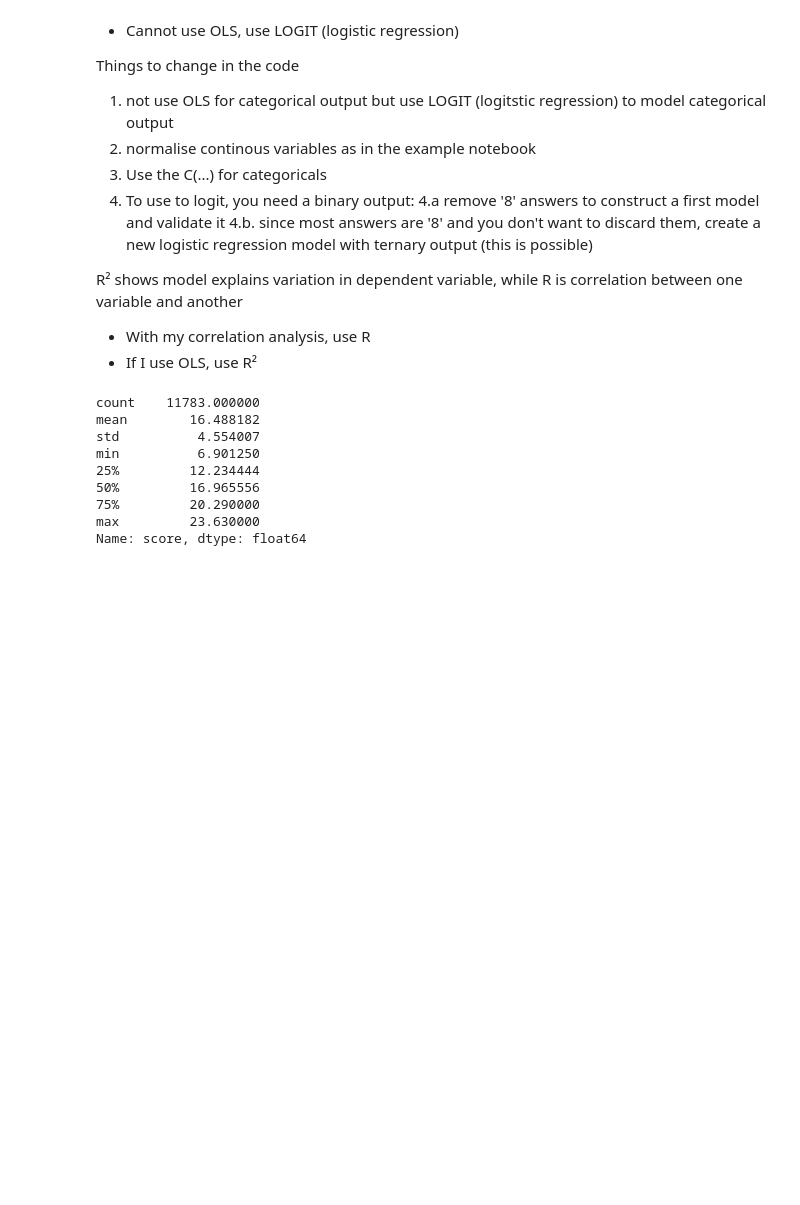
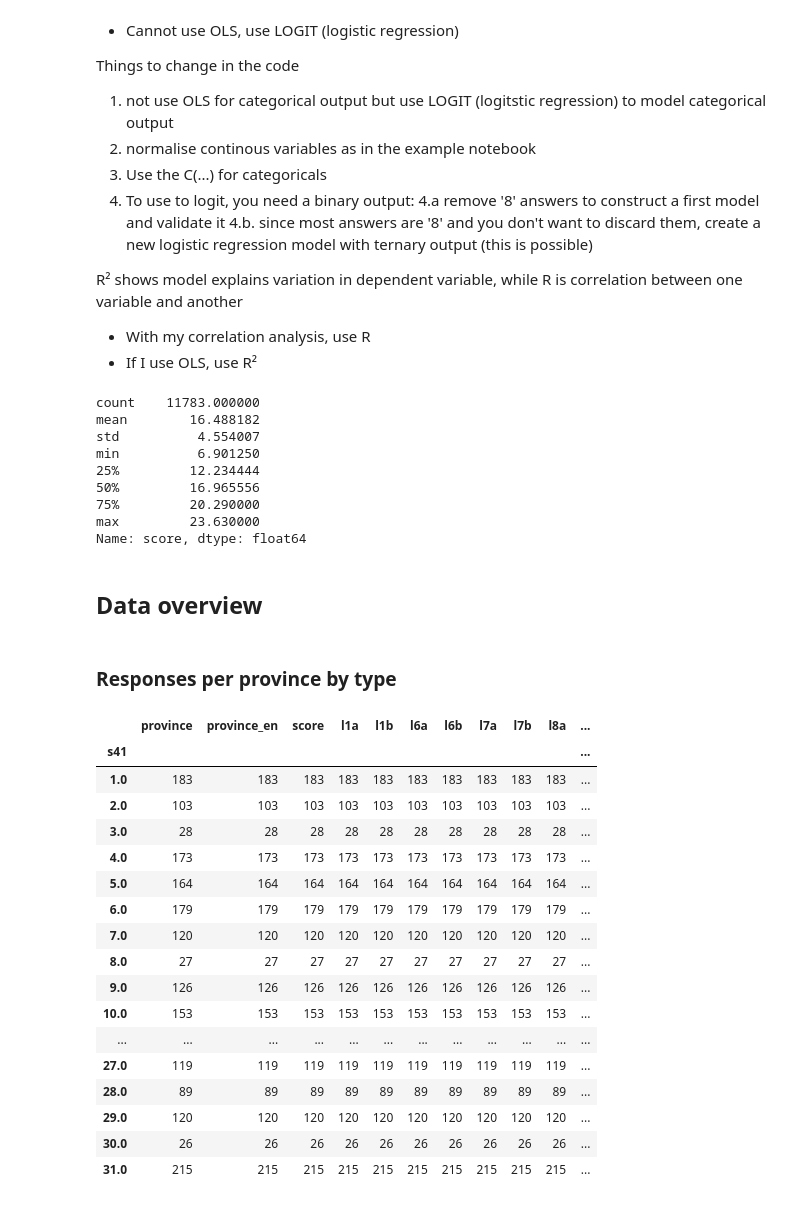
Before and after one commit to wrynearson/china-water, a Jupyter notebook: src/thesis_analysis_pure.ipynb, the cells around one changed output. Saved outputs shown, nothing was run; the diff lists cells and outputs as text; code cells hidden in the pictures; blank space fills up the shorter version.

```diff
--- a/src/thesis_analysis_pure.ipynb
+++ b/src/thesis_analysis_pure.ipynb
@@ -66,3 +72,5 @@ important = ['score','s41','a2','a3a','a7a','a8a','a91','l1a','l1b','l6a','l6b',
+# %%
+environmental = ['s41','province','province_en','score','l1a','l1b','l6a','l6b','l7a','l7b','l8a','l8b','l14d','l2409']
 # %% [markdown]
 Convert categorical data into categorical data types
 # %%
@@ -601,3 +609,7 @@ min          6.901250
 75%         20.290000
 max         23.630000
 Name: score, dtype: float64
+# %% [markdown]
+## Data overview
+# %% [markdown]
+### Responses per province by type
@@ -603,0 +618,22 @@ Name: score, dtype: float64
+# %%
+env_dist = cgss_wq[environmental].dropna().groupby('s41').agg('count')
+env_dist
+# %% [output]
+|  | province | province_en | score | l1a | l1b | l6a | l6b | l7a | l7b | l8a | ... |
+| s41 |  |  |  |  |  |  |  |  |  |  | ... |
+| 1.0 | 183 | 183 | 183 | 183 | 183 | 183 | 183 | 183 | 183 | 183 | ... |
+| 2.0 | 103 | 103 | 103 | 103 | 103 | 103 | 103 | 103 | 103 | 103 | ... |
+| 3.0 | 28 | 28 | 28 | 28 | 28 | 28 | 28 | 28 | 28 | 28 | ... |
+| 4.0 | 173 | 173 | 173 | 173 | 173 | 173 | 173 | 173 | 173 | 173 | ... |
+| 5.0 | 164 | 164 | 164 | 164 | 164 | 164 | 164 | 164 | 164 | 164 | ... |
+| 6.0 | 179 | 179 | 179 | 179 | 179 | 179 | 179 | 179 | 179 | 179 | ... |
+| 7.0 | 120 | 120 | 120 | 120 | 120 | 120 | 120 | 120 | 120 | 120 | ... |
+| 8.0 | 27 | 27 | 27 | 27 | 27 | 27 | 27 | 27 | 27 | 27 | ... |
+| 9.0 | 126 | 126 | 126 | 126 | 126 | 126 | 126 | 126 | 126 | 126 | ... |
+| 10.0 | 153 | 153 | 153 | 153 | 153 | 153 | 153 | 153 | 153 | 153 | ... |
+| ... | ... | ... | ... | ... | ... | ... | ... | ... | ... | ... | ... |
+| 27.0 | 119 | 119 | 119 | 119 | 119 | 119 | 119 | 119 | 119 | 119 | ... |
+| 28.0 | 89 | 89 | 89 | 89 | 89 | 89 | 89 | 89 | 89 | 89 | ... |
+| 29.0 | 120 | 120 | 120 | 120 | 120 | 120 | 120 | 120 | 120 | 120 | ... |
+| 30.0 | 26 | 26 | 26 | 26 | 26 | 26 | 26 | 26 | 26 | 26 | ... |
+| 31.0 | 215 | 215 | 215 | 215 | 215 | 215 | 215 | 215 | 215 | 215 | ... |
```
Also changed, not shown: parts of 4 cells of this notebook, 9 other files.
